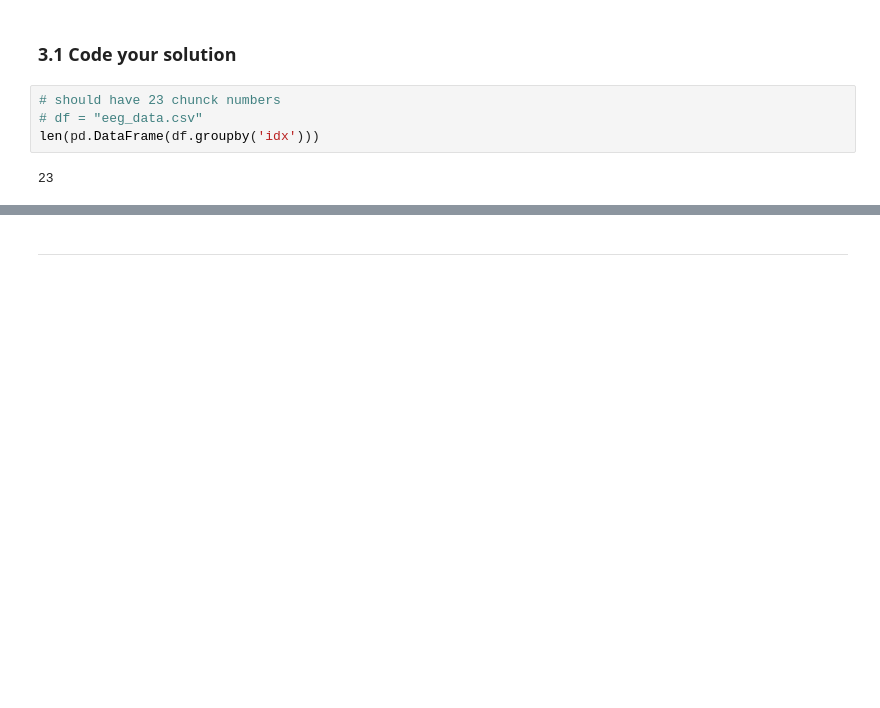
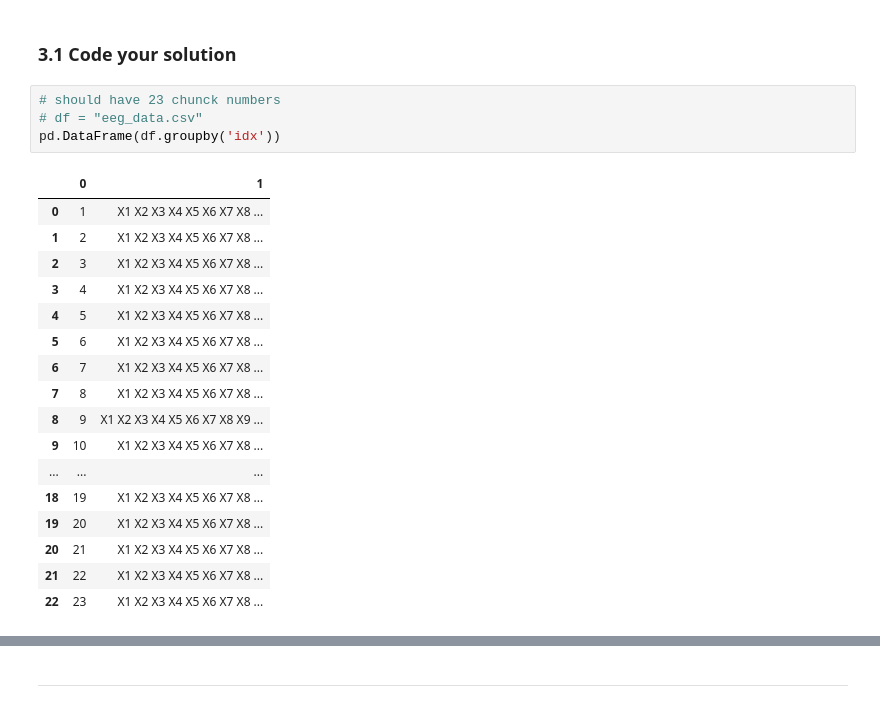
Before and after one commit to shshossain/BFVM19PROG1, a Jupyter notebook: assessments/Assignment_week_01.ipynb, the cells around one changed output, grey strips where cells are left out. Cells and saved outputs as stored; diff of their text form; blank space fills up the shorter version.

```diff
--- a/assessments/Assignment_week_01.ipynb
+++ b/assessments/Assignment_week_01.ipynb
@@ -239,9 +240,25 @@ The code for the inspection of the chunk numbers is given.
 # %%
 # should have 23 chunck numbers
 # df = "eeg_data.csv"
-len(pd.DataFrame(df.groupby('idx')))
+pd.DataFrame(df.groupby('idx'))
 # %% [output]
-23
+|  | 0 | 1 |
+| 0 | 1 | X1 X2 X3 X4 X5 X6 X7 X8 ... |
+| 1 | 2 | X1 X2 X3 X4 X5 X6 X7 X8 ... |
+| 2 | 3 | X1 X2 X3 X4 X5 X6 X7 X8 ... |
+| 3 | 4 | X1 X2 X3 X4 X5 X6 X7 X8 ... |
+| 4 | 5 | X1 X2 X3 X4 X5 X6 X7 X8 ... |
+| 5 | 6 | X1 X2 X3 X4 X5 X6 X7 X8 ... |
+| 6 | 7 | X1 X2 X3 X4 X5 X6 X7 X8 ... |
+| 7 | 8 | X1 X2 X3 X4 X5 X6 X7 X8 ... |
+| 8 | 9 | X1 X2 X3 X4 X5 X6 X7 X8 X9 ... |
+| 9 | 10 | X1 X2 X3 X4 X5 X6 X7 X8 ... |
+| ... | ... | ... |
+| 18 | 19 | X1 X2 X3 X4 X5 X6 X7 X8 ... |
+| 19 | 20 | X1 X2 X3 X4 X5 X6 X7 X8 ... |
+| 20 | 21 | X1 X2 X3 X4 X5 X6 X7 X8 ... |
+| 21 | 22 | X1 X2 X3 X4 X5 X6 X7 X8 ... |
+| 22 | 23 | X1 X2 X3 X4 X5 X6 X7 X8 ... |
 # %%
 #YOUR CODE HERE to
 
```
Also changed, not shown: parts of 7 cells of this notebook, 3 other files.
